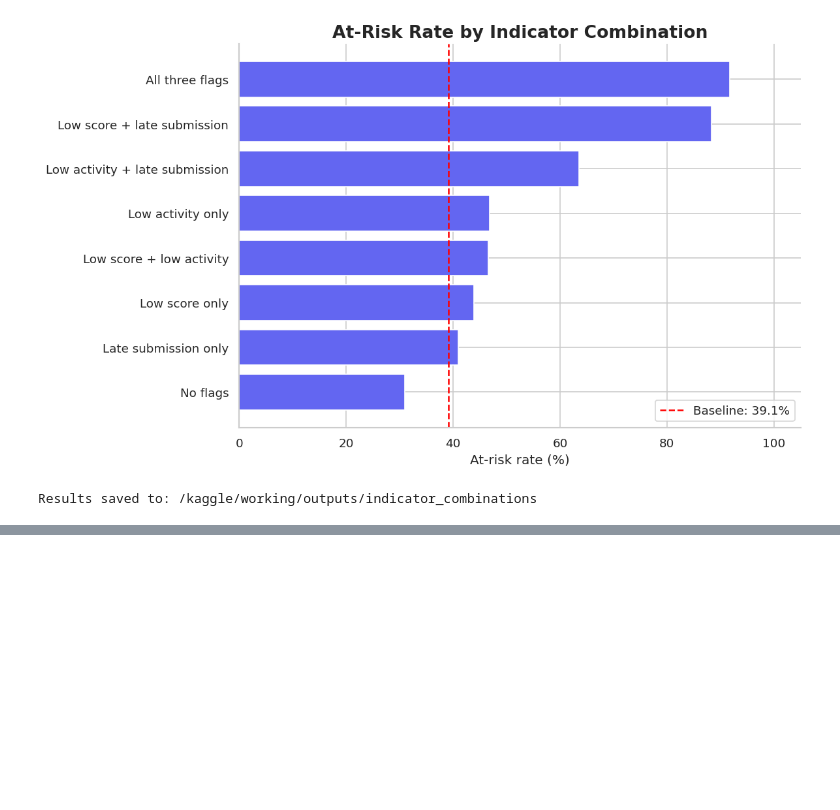
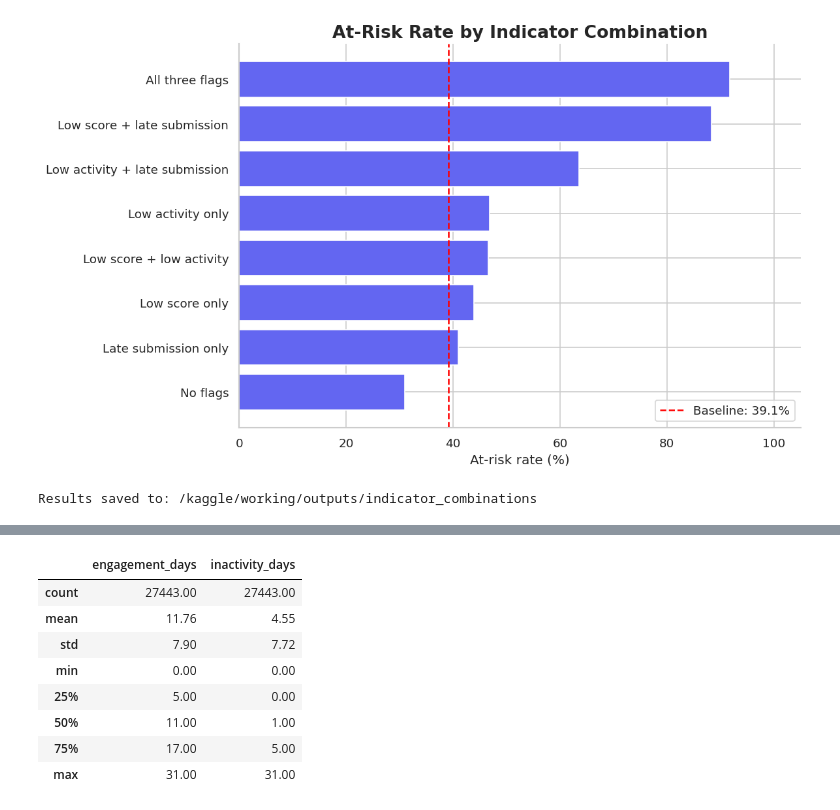
Before and after one commit to SruthiGS-Gito/sar-ai-early-warning-intervention-recommender, a Jupyter notebook: notebooks/student_academic_risk.ipynb, the cells around one changed output, grey strips where cells are left out. Cells and saved outputs as stored; diff of their text form; code cells hidden in the pictures; blank space fills up the shorter version.

```diff
--- a/notebooks/student_academic_risk.ipynb
+++ b/notebooks/student_academic_risk.ipynb
@@ -2403,0 +2502,77 @@ Results saved to: /kaggle/working/outputs/indicator_combinations
+# %%
+
+required_vle_columns = KEY + ["date", "sum_click"]
+
+missing_columns = [
+    col for col in required_vle_columns
+    if col not in student_vle.columns
+]
+
+if missing_columns:
+    raise ValueError(
+        f"Missing VLE columns: {missing_columns}"
+    )
+
+vle_early = student_vle.loc[
+    student_vle["date"].between(0, CUTOFF_DAY)
+    & student_vle["sum_click"].gt(0),
+    required_vle_columns
+].copy()
+
+activity_summary = (
+    vle_early.groupby(KEY)
+    .agg(
+        engagement_days=("date", "nunique"),
+        last_active_day=("date", "max"),
+        total_clicks_day30=("sum_click", "sum")
+    )
+    .reset_index()
+)
+
+features = population.merge(
+    activity_summary,
+    on=KEY,
+    how="left",
+    validate="one_to_one"
+)
+
+features["engagement_days"] = (
+    features["engagement_days"].fillna(0)
+)
+
+features["total_clicks_day30"] = (
+    features["total_clicks_day30"].fillna(0)
+)
+
+# Inactivity is the number of days since the last active day.
+# A student with no recorded activity receives 31 days.
+features["inactivity_days"] = (
+    CUTOFF_DAY - features["last_active_day"]
+)
+
+features.loc[
+    features["last_active_day"].isna(),
+    "inactivity_days"
+] = CUTOFF_DAY + 1
+
+features["engagement_days"] = (
+    features["engagement_days"].astype(int)
+)
+
+features["inactivity_days"] = (
+    features["inactivity_days"].astype(int)
+)
+
+print("Engagement and inactivity features created.")
+print("Population records:", len(features))
+print(
+    "Records with no recorded activity:",
+    int((features["engagement_days"] == 0).sum())
+)
+
+display(
+    features[
+        ["engagement_days", "inactivity_days"]
+    ].describe().round(2)
+)
+# %% [output]
@@ -2403,0 +2582,9 @@ Results saved to: /kaggle/working/outputs/indicator_combinations
+|  | engagement_days | inactivity_days |
+| count | 27443.00 | 27443.00 |
+| mean | 11.76 | 4.55 |
+| std | 7.90 | 7.72 |
+| min | 0.00 | 0.00 |
+| 25% | 5.00 | 0.00 |
+| 50% | 11.00 | 1.00 |
+| 75% | 17.00 | 5.00 |
+| max | 31.00 | 31.00 |
```
Also changed, not shown: parts of 23 cells of this notebook.
